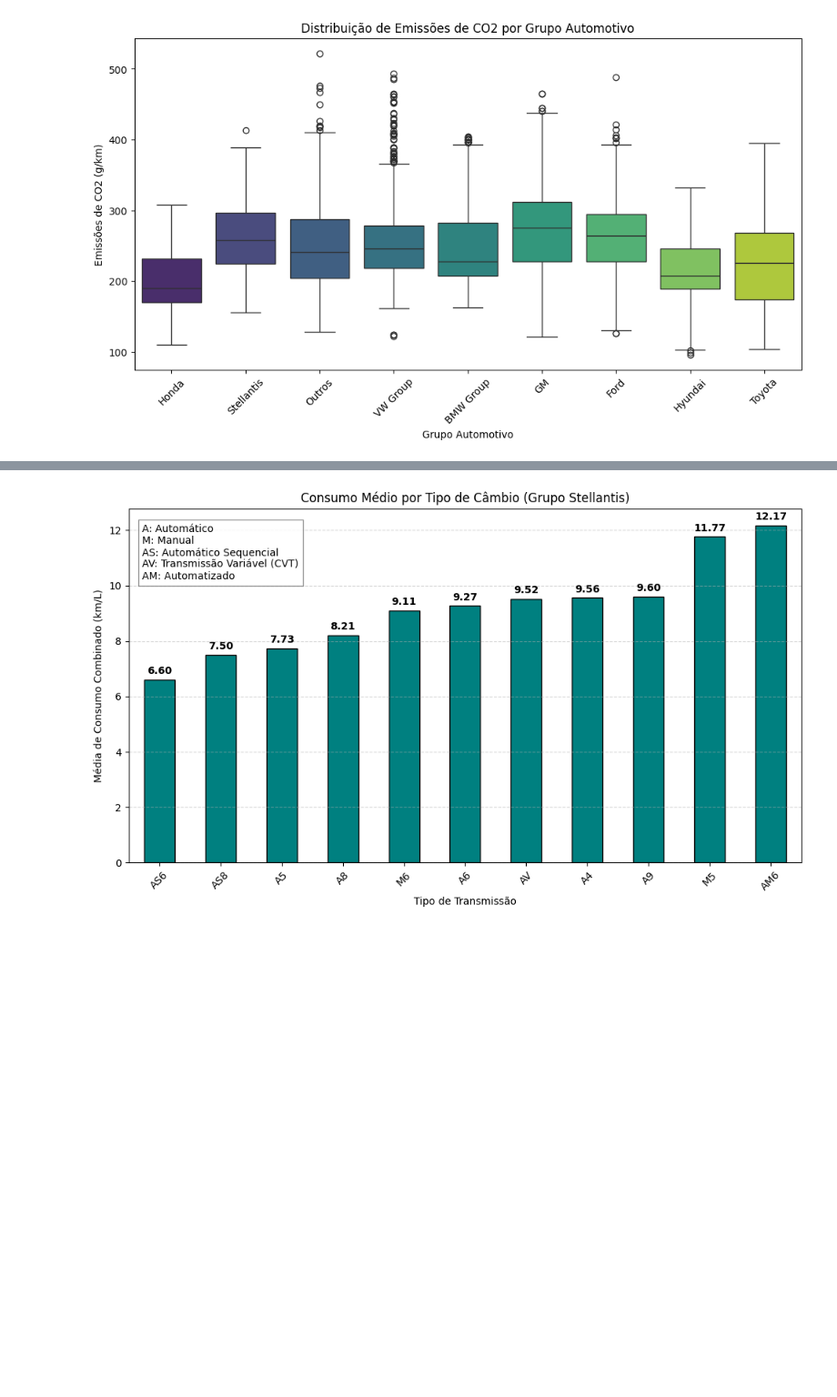
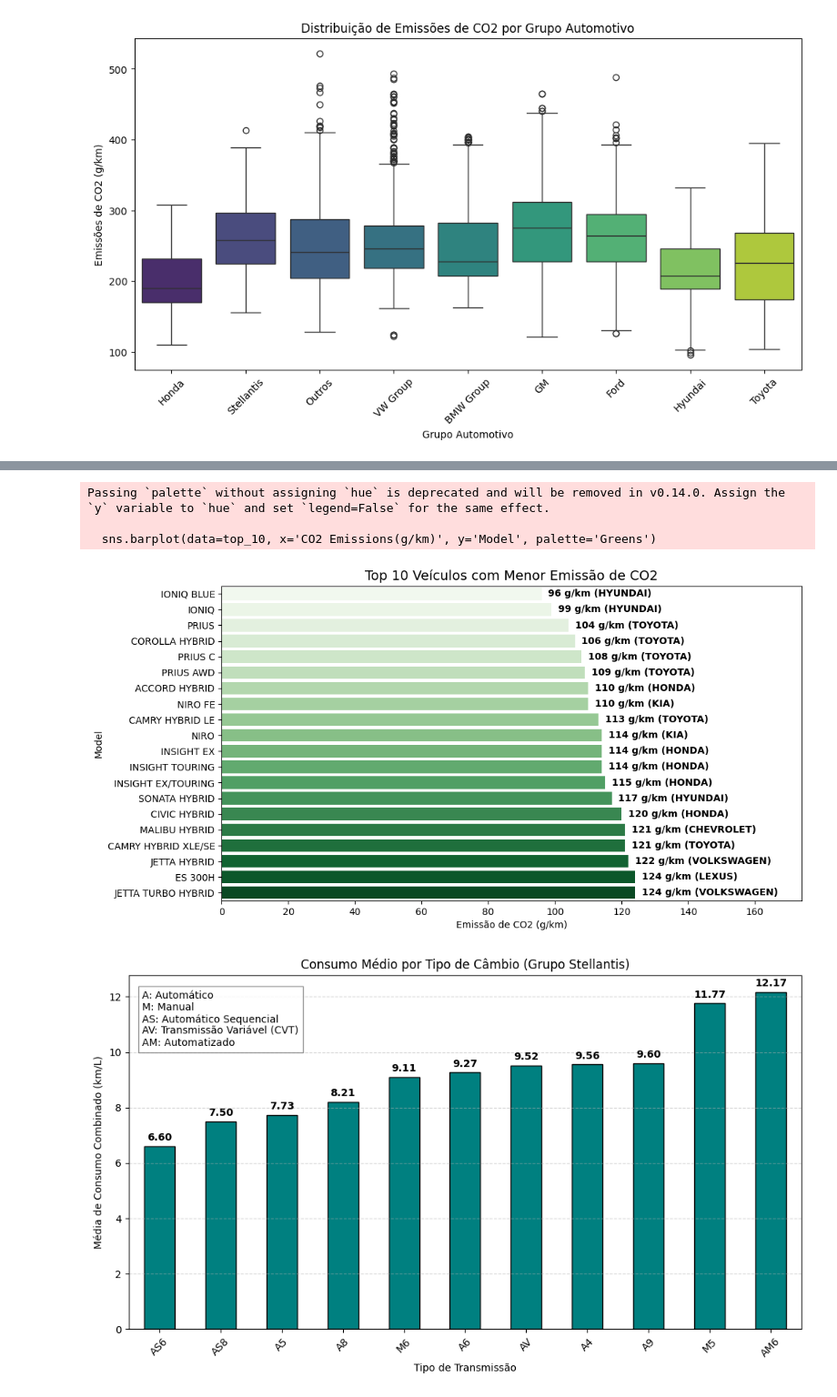
Before and after one commit to vitor-laudares/Trabalho-Final-Py_Stellantis, a Jupyter notebook: trabalho_final_py_stellantis.ipynb, the cells around one changed output, grey strips where cells are left out. Shown at 91% size. Saved outputs shown, nothing was run; the diff lists cells and outputs as text; code cells hidden in the pictures; blank space fills up the shorter version.

```diff
--- a/trabalho_final_py_stellantis.ipynb
+++ b/trabalho_final_py_stellantis.ipynb
@@ -213 +202,29 @@ plt.show()
+# %%
+# Organiza do menor para o maior
+data_ordenada = data.sort_values('CO2 Emissions(g/km)')
+
+# Remove duplicatas de modelo, pra nao ficar redundante quando um carro tiver várias versões
+top_10 = data_ordenada.drop_duplicates(subset='Model').head(20)
+
+# Inicializa a plotagem
+plt.figure(figsize=(11, 6))
+
+sns.barplot(data=top_10, x='CO2 Emissions(g/km)', y='Model', palette='Greens')
+
+plt.title('Top 10 Veículos com Menor Emissão de CO2', fontsize=14)
+plt.xlabel('Emissão de CO2 (g/km)')
+
+# Colocando os valores e a montadora na frente
+for i, (idx, row) in enumerate(top_10.iterrows()):
+    valor = row['CO2 Emissions(g/km)']
+    marca = row['Make']
+    plt.text(valor + 2, i, f"{int(valor)} g/km ({marca})", va='center', fontweight='bold')
+
+plt.xlim(0, top_10['CO2 Emissions(g/km)'].max() + 50)
+plt.show()
+# %% [output]
+Passing `palette` without assigning `hue` is deprecated and will be removed in v0.14.0. Assign the `y` variable to `hue` and set `legend=False` for the same effect.
+
+  sns.barplot(data=top_10, x='CO2 Emissions(g/km)', y='Model', palette='Greens')
+[figure, added]
 # %%
```
Also changed, not shown: parts of 9 cells of this notebook.
